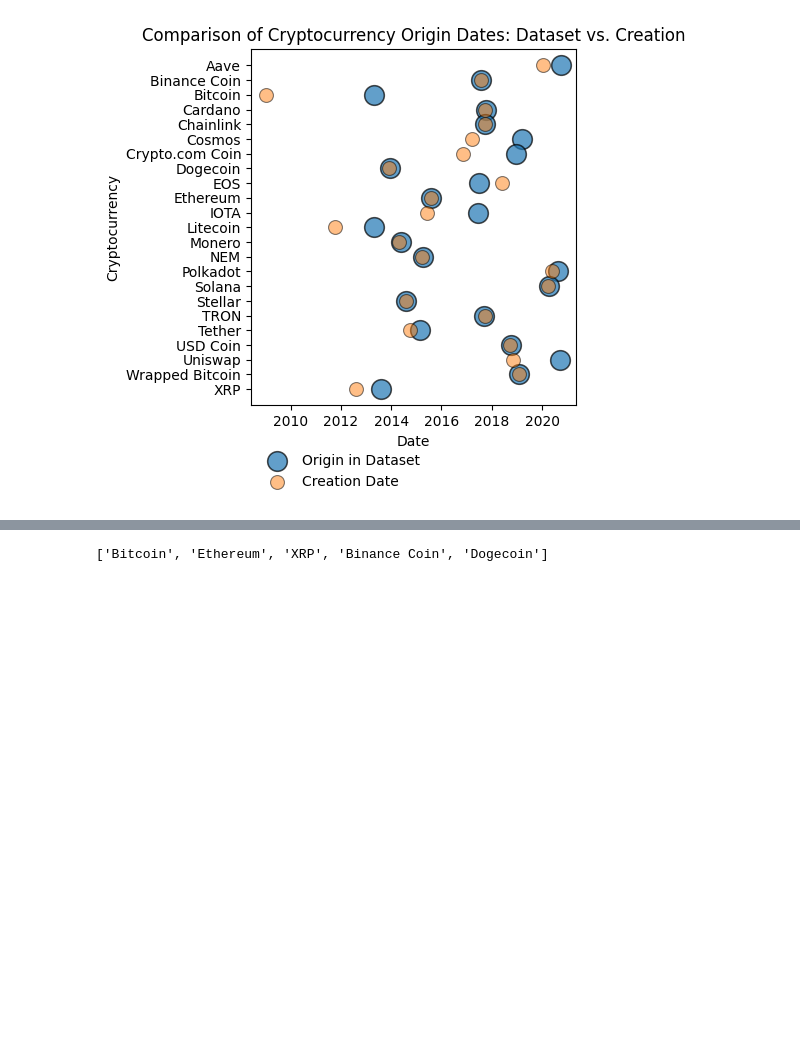
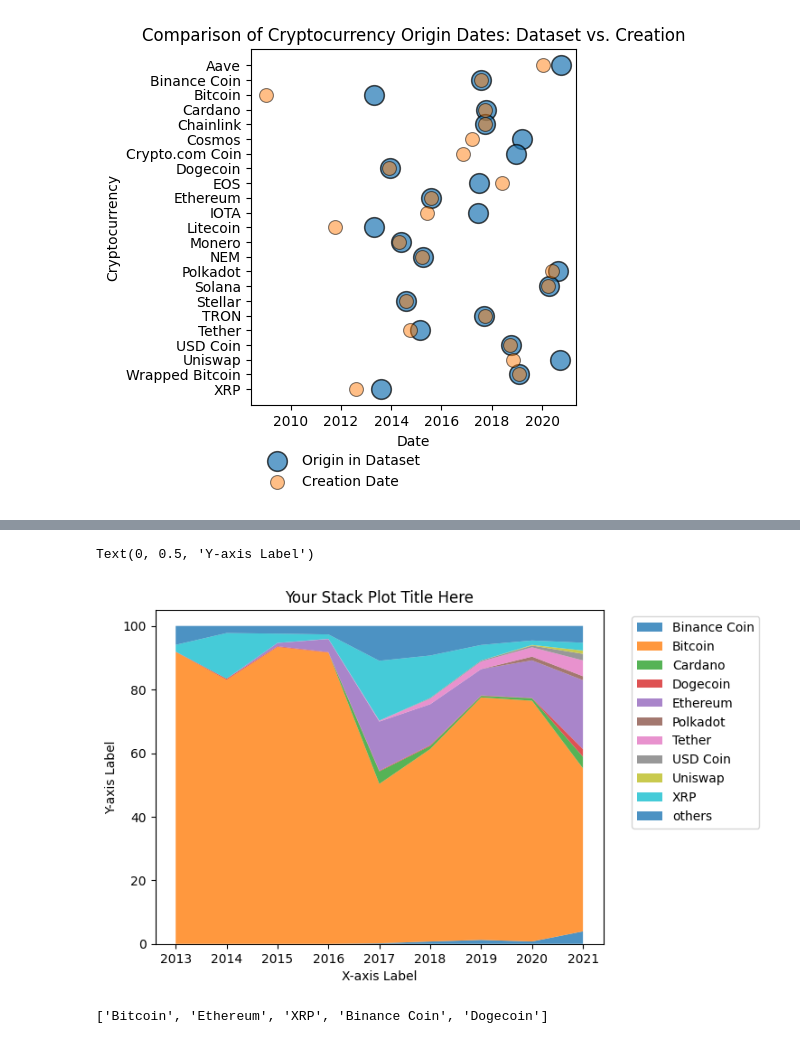
Before and after one commit to alejomaar/Network-Science-for-Data-Analytics, a Jupyter notebook: homework_1/cryptocurrencies.ipynb, the cells around one changed output, grey strips where cells are left out. Cells and saved outputs as stored; diff of their text form; code cells hidden in the pictures; blank space fills up the shorter version.

```diff
--- a/homework_1/cryptocurrencies.ipynb
+++ b/homework_1/cryptocurrencies.ipynb
@@ -244,0 +286,4 @@ sns.barplot(last_day_results.sort_values(by="volume_billion", ascending=False),
+# %%
+total_marketcap_by_year = max_by_year.groupby('Year')['marketcap_billion'].sum().reset_index(name='total_marketcap')
+max_by_year = max_by_year.merge(total_marketcap_by_year, on='Year')
+max_by_year['marketcap_percentage'] = (max_by_year['marketcap_billion'] / max_by_year['total_marketcap']) * 100
@@ -244,0 +294,3 @@ sns.barplot(last_day_results.sort_values(by="volume_billion", ascending=False),
+# %%
+pivoted_df = max_by_year.pivot_table(index='Year', columns='Name', values='marketcap_percentage', aggfunc=np.sum).fillna(0)
+pivoted_df
@@ -245,3 +309,14 @@ sns.barplot(last_day_results.sort_values(by="volume_billion", ascending=False),
+# %%
+plt.stackplot(pivoted_df.index, pivoted_df.T, labels=pivoted_df.columns, alpha=0.8)
+plt.legend(loc='upper left', bbox_to_anchor=(1.05, 1))  # Adjust the location as needed
+#plt.subplots_adjust(right=0.7)  # You can adjust this value as needed to fit your legend
+
+plt.title('Your Stack Plot Title Here')  # Optional: Adds a title to the plot
+plt.xlabel('X-axis Label')  # Optional: Adds a label to the x-axis
+plt.ylabel('Y-axis Label')  # Optional: Adds a label to the y-axis
+# %% [output]
+Text(0, 0.5, 'Y-axis Label')
+[figure, added]
 # %%
 top_5_cryptos_names = df.groupby("Name").max().reset_index().sort_values("marketcap_billion", ascending=False)[:5]["Name"].to_list()
 top_5_cryptos_names
```
Also changed, not shown: parts of 13 cells of this notebook.
